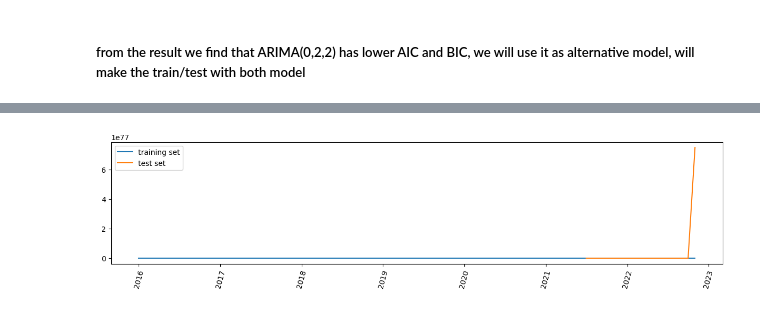
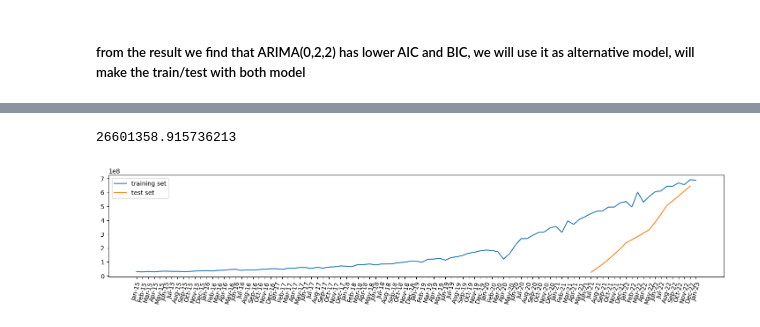
Before and after one commit to NawafR/I, a Jupyter notebook: log_tranform.ipynb, the cells around one changed output, grey strips where cells are left out. Saved outputs shown, nothing was run; the diff lists cells and outputs as text; code cells hidden in the pictures.

```diff
--- a/log_tranform.ipynb
+++ b/log_tranform.ipynb
@@ -288,6 +238,6 @@ split_index = int(0.80 * len(clean_POS_diff_log))
 train_data = clean_POS_diff_log.iloc[:split_index, :]
 test_data = clean_POS_diff_log.iloc[split_index:, :]
 # %%
-model = ARIMA(train_data, order=(1,2,1)).fit()
+model = ARIMA(train_data, order=(0,2,2)).fit()
 y_pred = pd.DataFrame(index= test_data.index)
 y_pred['Total'] = model.forecast(len(test_data)).values
@@ -367,10 +257,21 @@ retransform_y_pred
+# %%
+forecast = y_pred.Total
+# %%
+forecast_unlog = np.exp(forecast)
+# %%
+last_value = test_data.dropna().Total[-1]
+forecast_undiff = forecast_unlog.cumsum()+ last_value
+# %%
+forecast_undiff[0]
+# %% [output]
+26601358.915736213
 # %%
 fig = plt.gcf()
-fig.set_size_inches(15, 3)
+fig.set_size_inches(18, 3)
 plt.plot(clean_POS, label = 'training set')
-plt.plot(retransform_y_pred , label='test set')
+plt.plot(forecast_undiff , label='test set')
 plt.xticks(rotation=75)
 plt.legend()
 plt.show()
 # %% [output]
-[figure, old version]
+[figure, new version]
```
Also changed, not shown: parts of 41 cells of this notebook.
